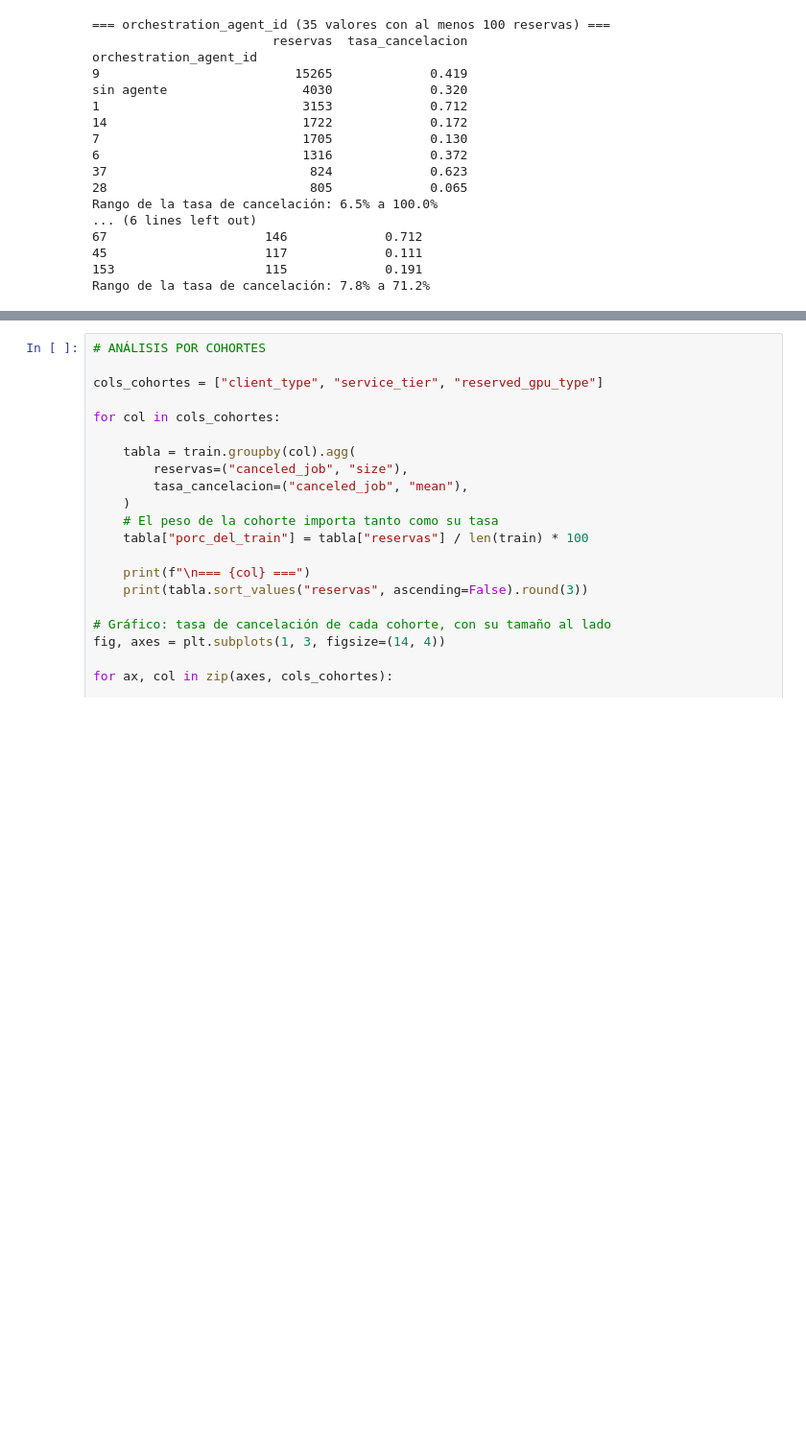
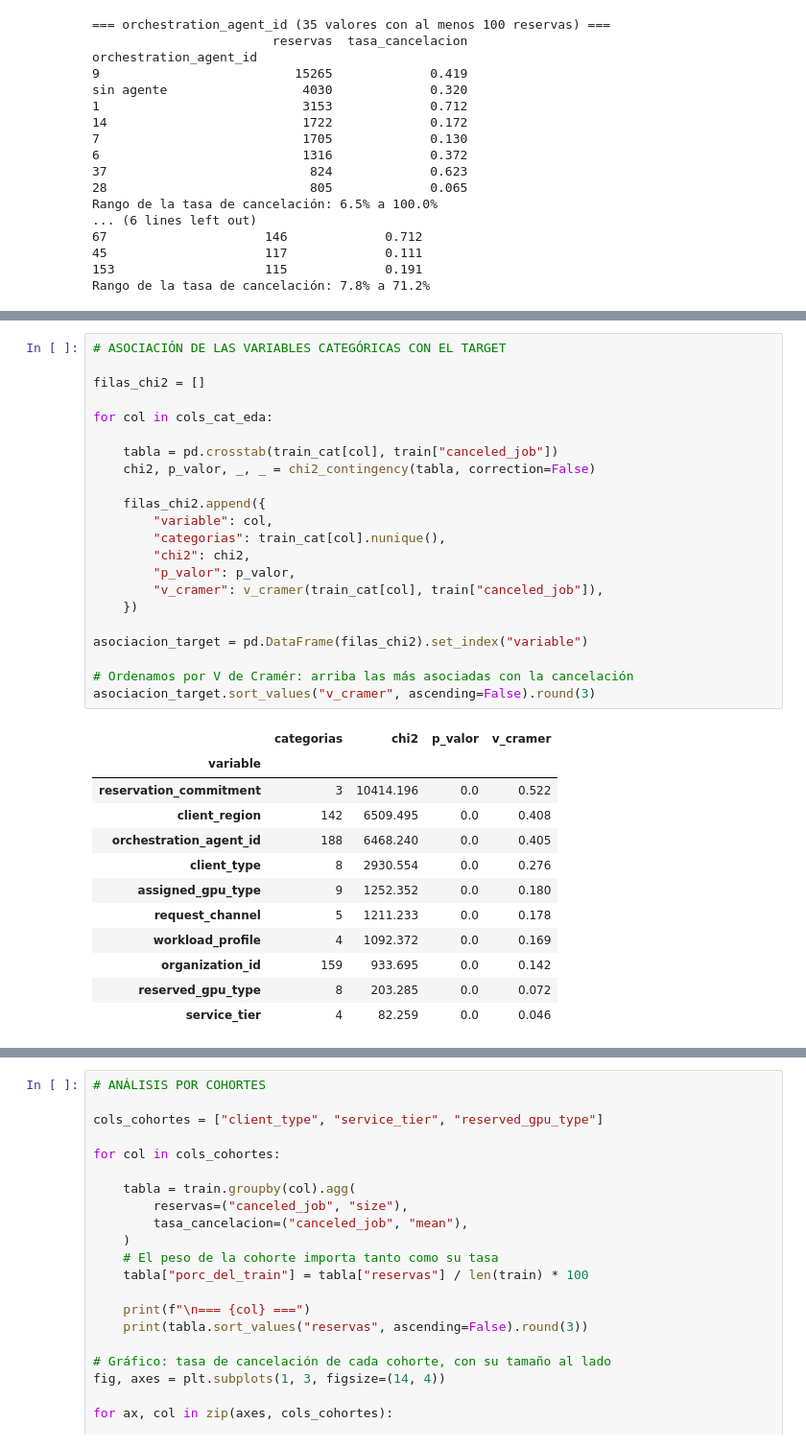
Before and after one commit to mszwarcberg-2004/TP3_ML, a Jupyter notebook: TP3_Grupo.ipynb, the cells around one changed output, grey strips where cells are left out. Shown at 96% size. Cells and saved outputs as stored; diff of their text form; blank space fills up the shorter version.

```diff
--- a/TP3_Grupo.ipynb
+++ b/TP3_Grupo.ipynb
@@ -932,0 +1059,35 @@ La consigna pide analizar el comportamiento por cohortes, en particular según `
+# %%
+# ASOCIACIÓN DE LAS VARIABLES CATEGÓRICAS CON EL TARGET
+
+filas_chi2 = []
+
+for col in cols_cat_eda:
+
+    tabla = pd.crosstab(train_cat[col], train["canceled_job"])
+    chi2, p_valor, _, _ = chi2_contingency(tabla, correction=False)
+
+    filas_chi2.append({
+        "variable": col,
+        "categorias": train_cat[col].nunique(),
+        "chi2": chi2,
+        "p_valor": p_valor,
+        "v_cramer": v_cramer(train_cat[col], train["canceled_job"]),
+    })
+
+asociacion_target = pd.DataFrame(filas_chi2).set_index("variable")
+
+# Ordenamos por V de Cramér: arriba las más asociadas con la cancelación
+asociacion_target.sort_values("v_cramer", ascending=False).round(3)
+# %% [output]
+|  | categorias | chi2 | p_valor | v_cramer |
+| variable |  |  |  |  |
+| reservation_commitment | 3 | 10414.196 | 0.0 | 0.522 |
+| client_region | 142 | 6509.495 | 0.0 | 0.408 |
+| orchestration_agent_id | 188 | 6468.240 | 0.0 | 0.405 |
+| client_type | 8 | 2930.554 | 0.0 | 0.276 |
+| assigned_gpu_type | 9 | 1252.352 | 0.0 | 0.180 |
+| request_channel | 5 | 1211.233 | 0.0 | 0.178 |
+| workload_profile | 4 | 1092.372 | 0.0 | 0.169 |
+| organization_id | 159 | 933.695 | 0.0 | 0.142 |
+| reserved_gpu_type | 8 | 203.285 | 0.0 | 0.072 |
+| service_tier | 4 | 82.259 | 0.0 | 0.046 |
```
Also changed, not shown: parts of 7 cells of this notebook, 1 other file.
